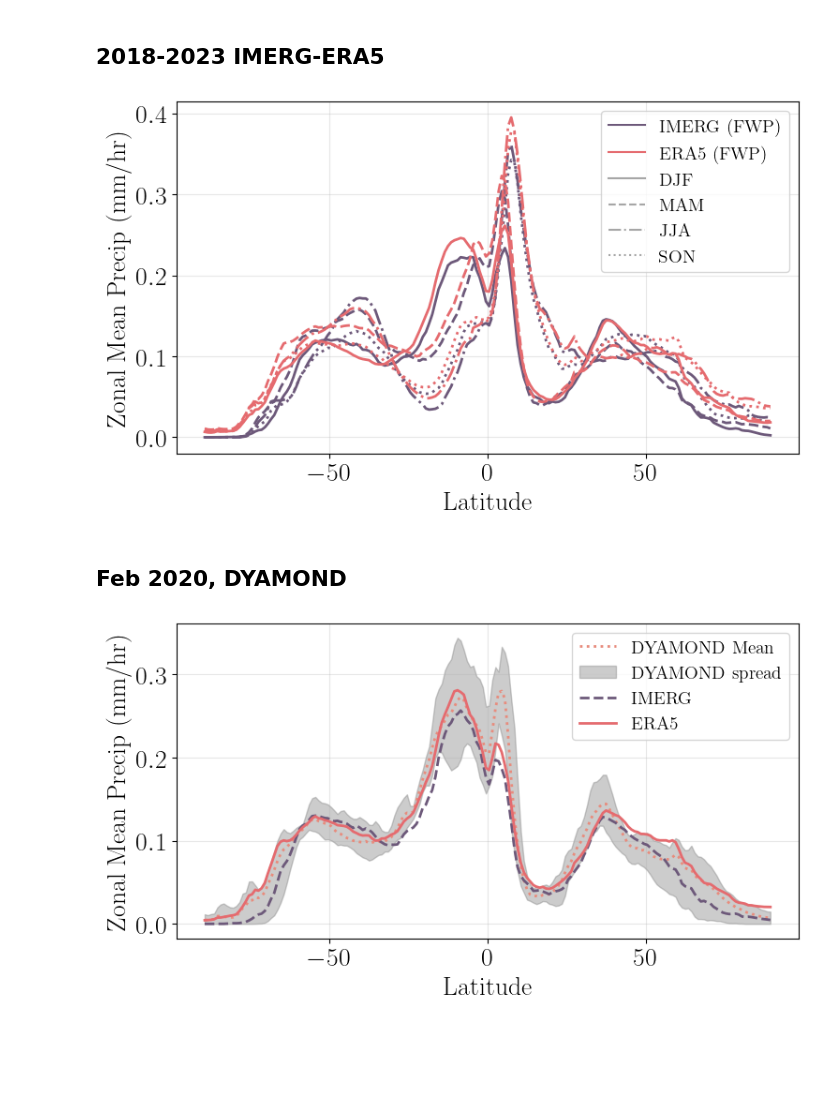
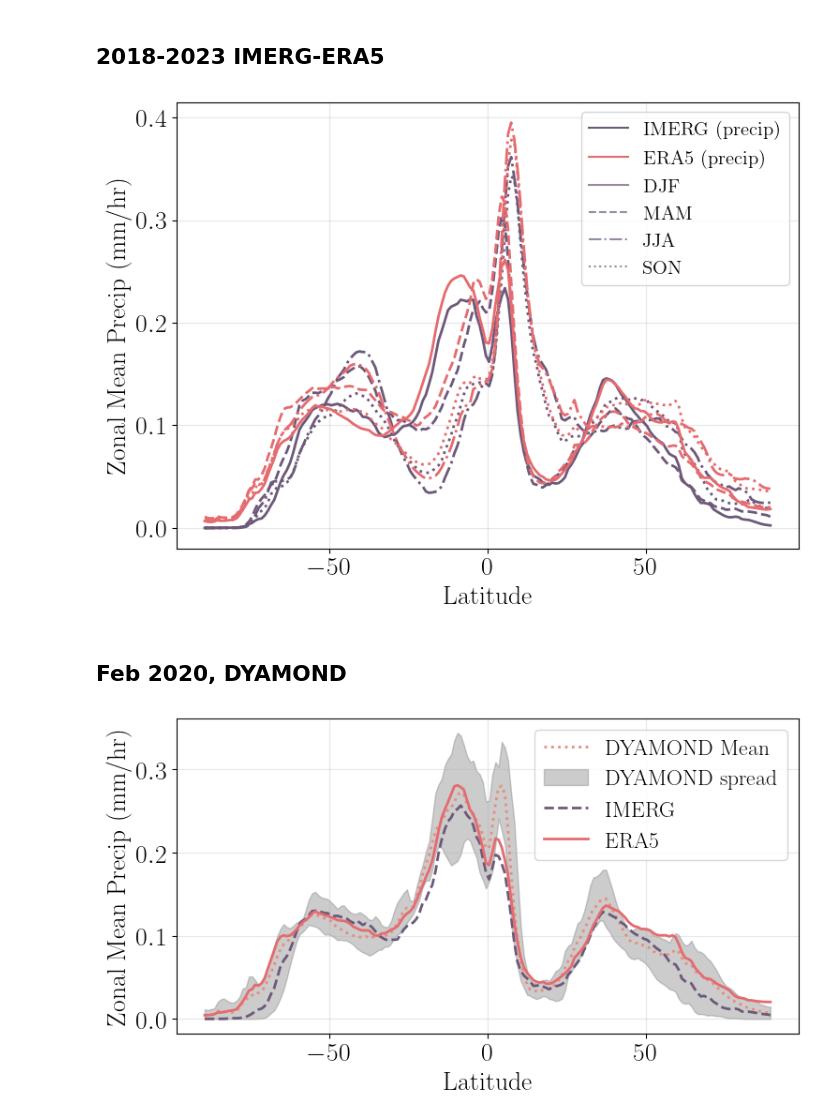
Before and after one commit to lekolara/diurnal_cycles, a Jupyter notebook: notebooks/zonal_means.ipynb, the cells around one changed output. Saved outputs shown, nothing was run; the diff lists cells and outputs as text; code cells hidden in the pictures; blank space fills up the shorter version.

```diff
--- a/notebooks/zonal_means.ipynb
+++ b/notebooks/zonal_means.ipynb
@@ -295,7 +295,7 @@ era5_file = "/scratch/leko/zonal_means/all_months/ERA5_monthly.nc"
 
 # Open datasets
 imerg = xr.open_dataset(imerg_file)
-era5 = xr.open_dataset(era5_file)
+era5_precip = xr.open_dataset(era5_file)
 # Define seasons
 seasons = {
     "DJF": [12, 1, 2],
@@ -318,43 +318,43 @@ season_linestyles = ['-', '--', '-.', ':']
 season_names = ['DJF', 'MAM', 'JJA', 'SON']
 
 
-plt.figure(figsize=(8, 5))
+plt.figure(figsize=(8, 6))
 
-for dataset, label in zip([imerg, era5], ["IMERG", "ERA5"]):
+for dataset, label in zip([imerg, era5_precip], ["IMERG", "ERA5"]):
     for season, months in seasons.items():
         # Select months, handle December (12) for DJF
         months_sel = months
         # For DJF, need to handle December from previous year
         if season == "DJF":
             da = dataset["pr"].sel(month=months_sel)
             # If December is not present, skip
             if 12 not in dataset["month"]:
                 da = da.sel(month=[m for m in months_sel if m != 12])
         else:
             da = dataset["pr"].sel(month=months_sel)
         # Mean over months
         da_season = da.mean("month")
         plt.plot(dataset[lat_name], da_season, color=colors[label], linestyle=season_linestyles[season_names.index(season)], linewidth=2)
 
 import matplotlib.lines as mlines
 dataset_handles = [
-    mlines.Line2D([], [], color = imerg_color, label='IMERG (FWP)'),
-    mlines.Line2D([], [], color = era5_color, label='ERA5 (FWP)')
+    mlines.Line2D([], [], color = imerg_color, label='IMERG (precip)'),
+    mlines.Line2D([], [], color = era5_color, label='ERA5 (precip)')
 ]
 season_handles = [
-    mlines.Line2D([], [], color='grey', linestyle=season_linestyles[i], label=season_names[i], alpha=0.7)
+    mlines.Line2D([], [], color=imerg_color, linestyle=season_linestyles[i], label=season_names[i], alpha=0.7)
     for i in range(4)
 ]
 
 plt.legend(dataset_handles + season_handles, [h.get_label() for h in dataset_handles + season_handles],
-        loc='upper right', ncol=1, frameon=True)
+        loc='upper right', ncol=1, frameon=True,fontsize=15)
 plt.xlabel("Latitude")
 plt.ylabel("Zonal Mean Precip (mm/hr)")
 plt.grid(True, alpha=0.3)
 plt.tight_layout()
-plt.savefig('../pdf/zonal_mean_IMERG_ERA5.pdf', bbox_inches='tight')
+#plt.savefig('../pdf/zonal_mean_IMERG_ERA5.pdf', bbox_inches='tight')
 # %% [output]
-[figure, old version]
+[figure, new version]
 # %% [markdown]
 ## Feb 2020, DYAMOND
 # %%
@@ -441,7 +441,7 @@ plt.ylabel("Zonal Mean Precip (mm/hr)")
 plt.legend()
 plt.grid(True, alpha=0.3)
 plt.tight_layout()
-plt.savefig('../pdf/zonal_mean_DYAMOND_IMERG_ERA5_spread.pdf')
+#plt.savefig('../pdf/zonal_mean_DYAMOND_IMERG_ERA5_spread.pdf')
 plt.show()
 # %% [output]
-[figure, old version]
+[figure, new version]
```
Also changed, not shown: parts of 7 cells of this notebook.
